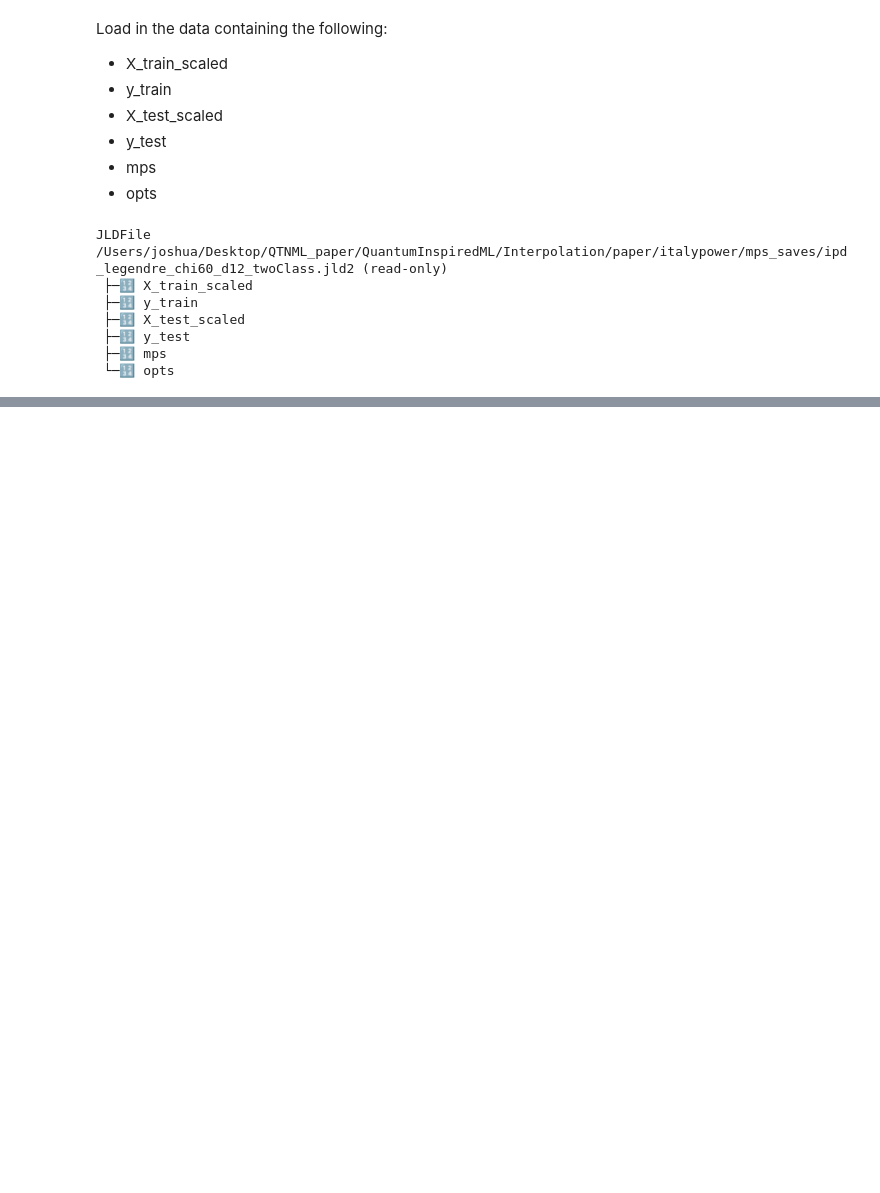
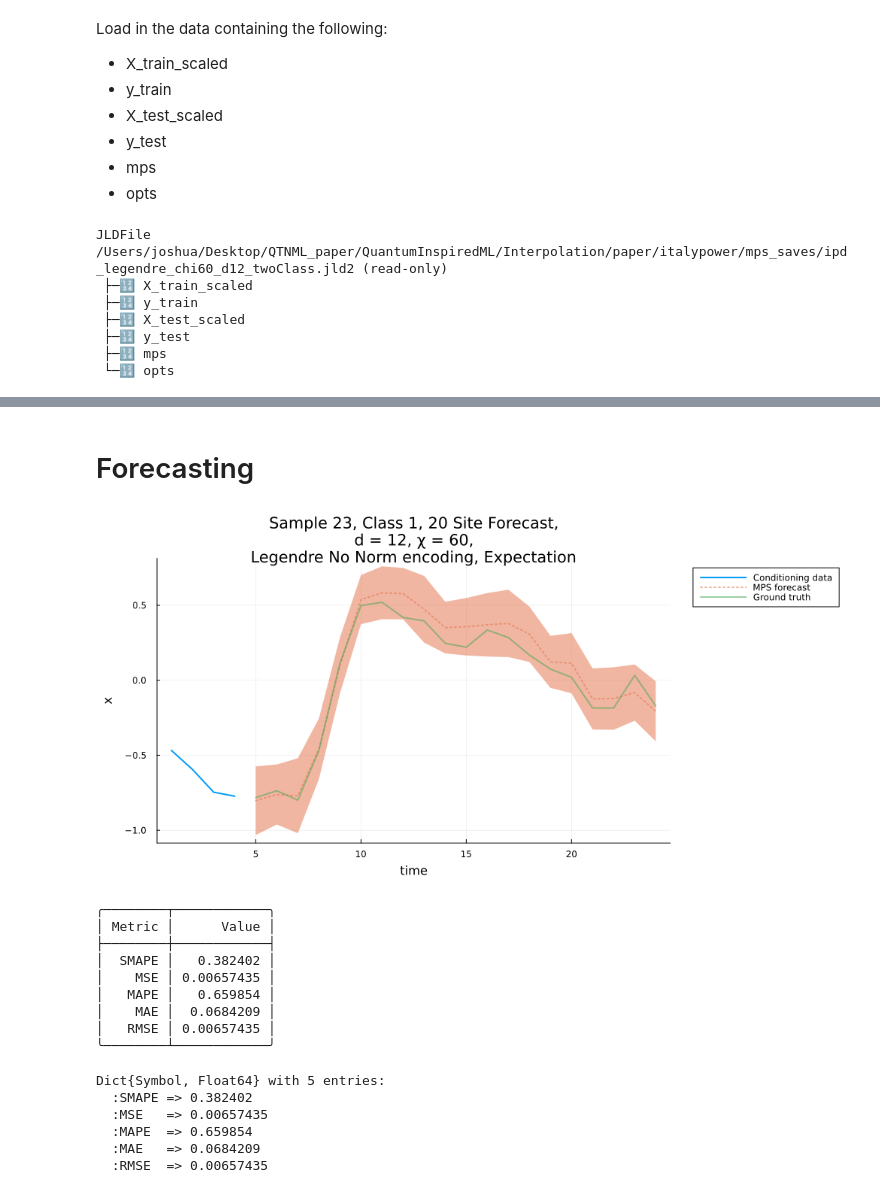
Before and after one commit to jmoo2880/QuantumInspiredML, a Jupyter notebook: Interpolation/forecasting_demo.ipynb, the cells around one changed output, grey strips where cells are left out. Drawn from its saved outputs; the diff is of its cells as text; code cells hidden in the pictures; blank space fills up the shorter version.

```diff
--- a/Interpolation/forecasting_demo.ipynb
+++ b/Interpolation/forecasting_demo.ipynb
@@ -27,0 +122,24 @@ encode_classes_separately=encode_classes_separately, train_classes_separately=tr
+# %% [markdown]
+# Forecasting
+# %%
+horizon = 20 # num pts to forecast
+idx = 23
+class = 1
+forward_interpolate_single_time_series(fc, class, idx, horizon)
+# %% [output]
+[figure, added]
+╭────────┬────────────╮
+│ Metric │      Value │
+├────────┼────────────┤
+│  SMAPE │   0.382402 │
+│    MSE │ 0.00657435 │
+│   MAPE │   0.659854 │
+│    MAE │  0.0684209 │
+│   RMSE │ 0.00657435 │
+╰────────┴────────────╯
+Dict{Symbol, Float64} with 5 entries:
+  :SMAPE => 0.382402
+  :MSE   => 0.00657435
+  :MAPE  => 0.659854
+  :MAE   => 0.0684209
+  :RMSE  => 0.00657435
```
Also changed, not shown: parts of 8 cells of this notebook, 2 other files.
